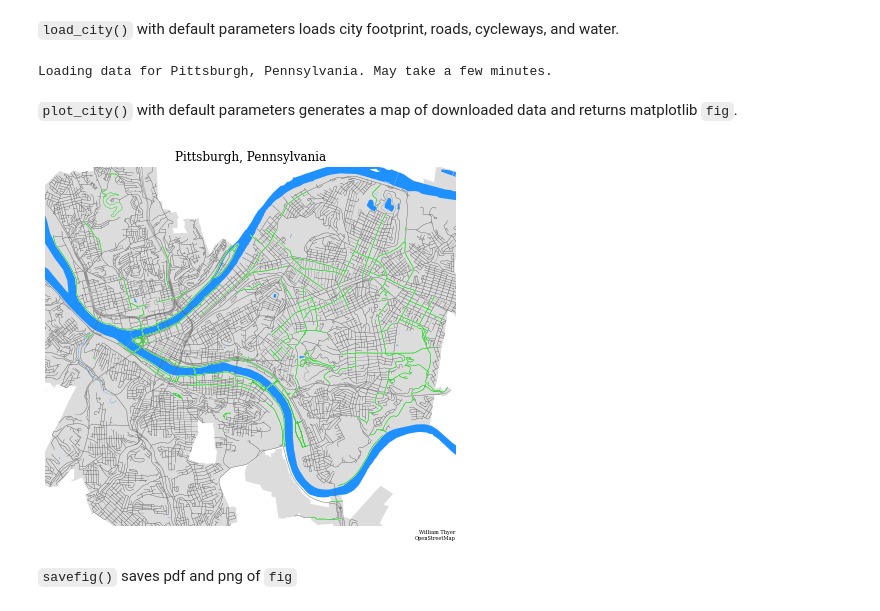
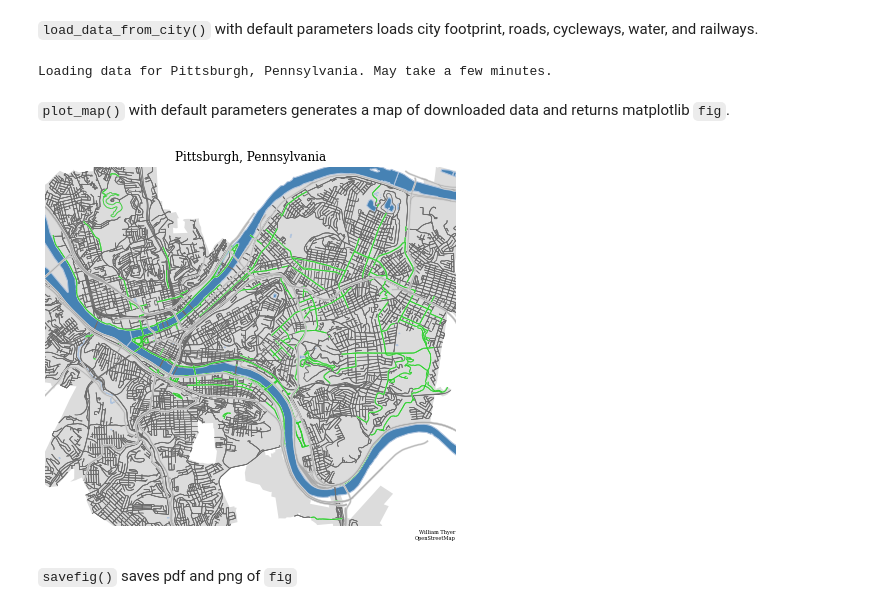
Before and after one commit to WilliamThyer/CityMapper, a Jupyter notebook: city_mapper_tutorial.ipynb, the cells around one changed output. Drawn from its saved outputs; the diff is of its cells as text; code cells hidden in the pictures.

```diff
--- a/city_mapper_tutorial.ipynb
+++ b/city_mapper_tutorial.ipynb
@@ -10,3 +11,3 @@ city_mapper = CityMapper.CityMapper()
 # %% [markdown]
-`load_city()` with default parameters loads city footprint, roads, cycleways, and water.
+`load_data_from_city()` with default parameters loads city footprint, roads, cycleways, water, and railways.
 # %%
@@ -14,11 +15,11 @@ city_mapper.load_city(city_name = 'Pittsburgh, Pennsylvania')
 # %% [output]
 Loading data for Pittsburgh, Pennsylvania. May take a few minutes.
 # %% [markdown]
-`plot_city()` with default parameters generates a map of downloaded data and returns matplotlib `fig`.
+`plot_map()` with default parameters generates a map of downloaded data and returns matplotlib `fig`.
-# %%
-fig = city_mapper.plot_city()
-# %% [output]
-[figure, removed]
+# %%
+fig = cm.plot_map()
+# %% [output]
+[figure, added]
 # %% [markdown]
 `savefig()` saves pdf and png of `fig`
 # %%
```
Also changed, not shown: parts of 15 cells of this notebook, 1 other file.
